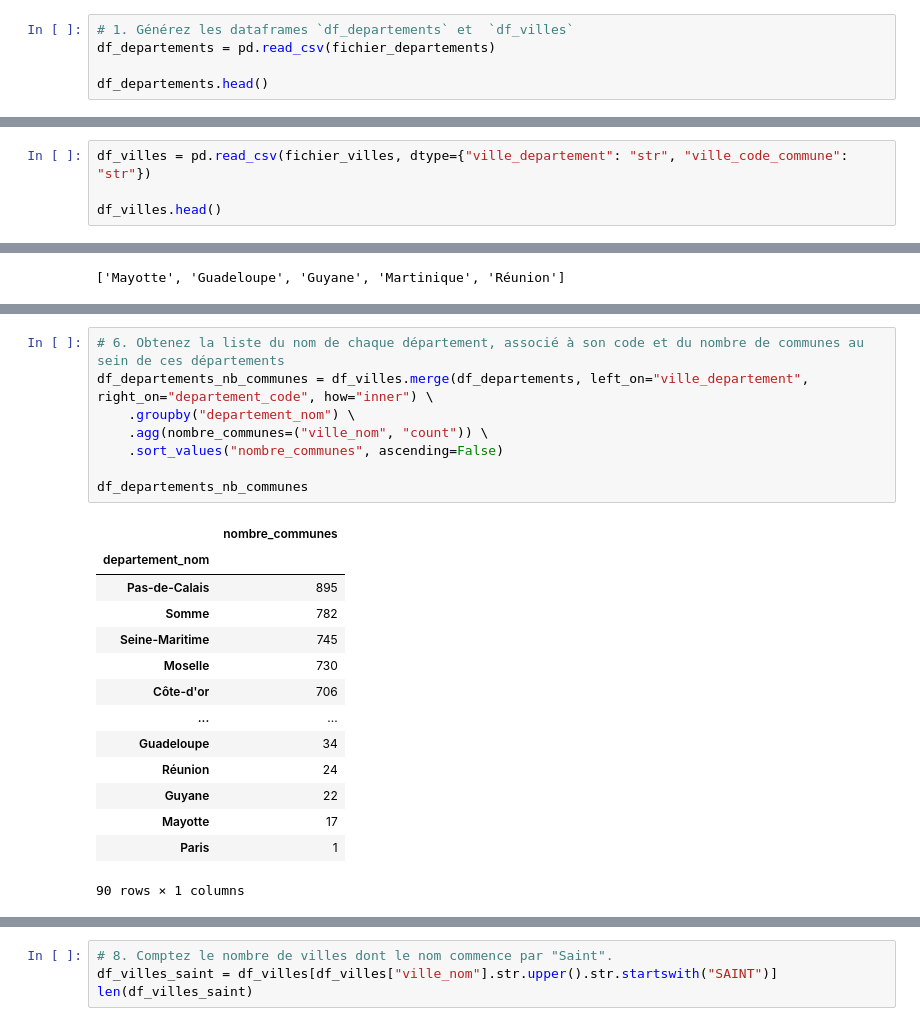
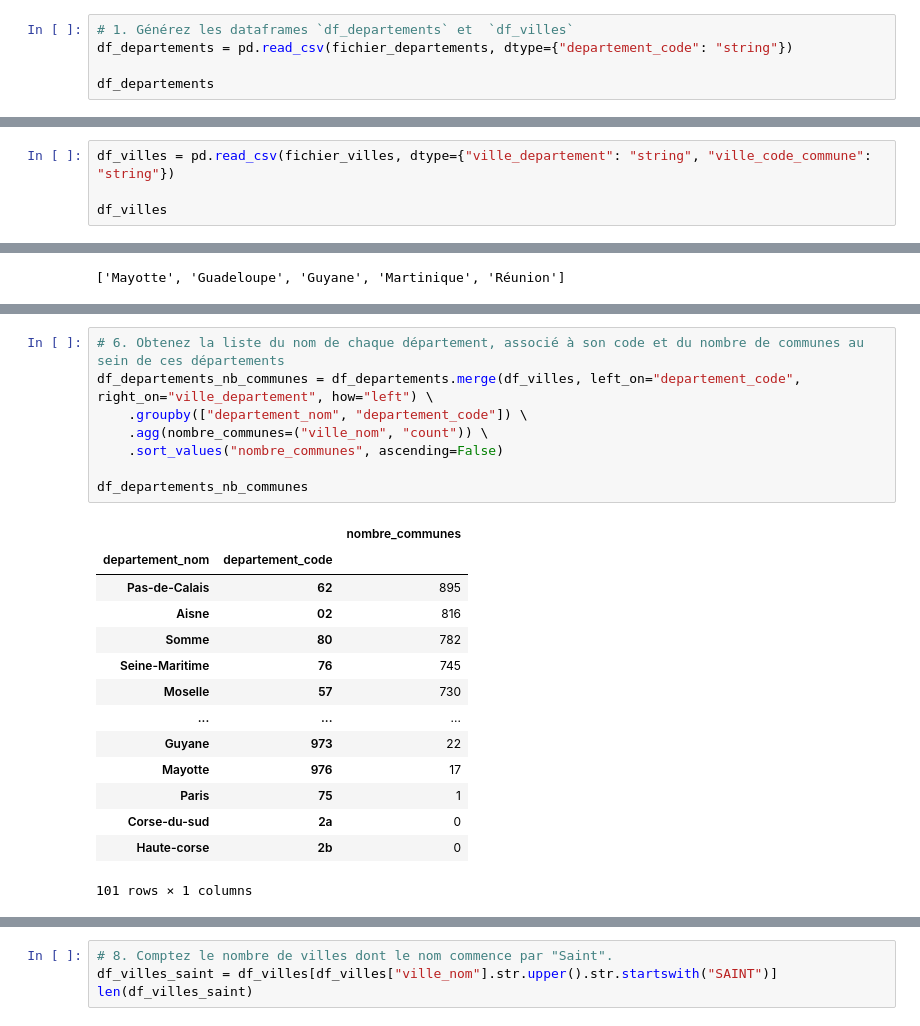
Before and after one commit to ZorroLeVrai/Python.Cours.PYT, a Jupyter notebook: Exercices/Corrections/Notebooks/ex_032.ipynb, the cells around one changed output, grey strips where cells are left out. Cells and saved outputs as stored; diff of their text form.

```diff
--- a/Exercices/Corrections/Notebooks/ex_032.ipynb
+++ b/Exercices/Corrections/Notebooks/ex_032.ipynb
@@ -12,9 +12,9 @@ fichier_departements = os.path.join(chemin_fichier, "departements.csv")
 fichier_villes = os.path.join(chemin_fichier, "villes.csv")
 # %%
 # 1. Générez les dataframes `df_departements` et  `df_villes`
-df_departements = pd.read_csv(fichier_departements)
+df_departements = pd.read_csv(fichier_departements, dtype={"departement_code": "string"})
 
-df_departements.head()
+df_departements
 # %% [output]
 |  | departement_id | departement_code | departement_nom | departement_nom_uppercase | departement_slug |
 | 0 | 1 | 01 | Ain | AIN | ain |
@@ -25,6 +32,6 @@ df_departements.head()
 # %%
-df_villes = pd.read_csv(fichier_villes, dtype={"ville_departement": "str", "ville_code_commune": "str"})
+df_villes = pd.read_csv(fichier_villes, dtype={"ville_departement": "string", "ville_code_commune": "string"})
 
-df_villes.head()
+df_villes
 # %% [output]
 |  | ville_id | ville_departement | ville_nom | ville_nom_simple | ville_nom_reel | ville_code_postal | ... |
@@ -134,27 +148,27 @@ df_villes_plus_peuplees
 | 22745 | LILLE | Nord | 225800 |
 # %%
 # 6. Obtenez la liste du nom de chaque département, associé à son code et du nombre de communes au sein de ces départements
-df_departements_nb_communes = df_villes.merge(df_departements, left_on="ville_departement", right_on="departement_code", how="inner") \
-    .groupby("departement_nom") \
+df_departements_nb_communes = df_departements.merge(df_villes, left_on="departement_code", right_on="ville_departement", how="left") \
+    .groupby(["departement_nom", "departement_code"]) \
     .agg(nombre_communes=("ville_nom", "count")) \
     .sort_values("nombre_communes", ascending=False)
 
 df_departements_nb_communes
 # %% [output]
-|  | nombre_communes |
-| departement_nom |  |
-| Pas-de-Calais | 895 |
-| Somme | 782 |
-| Seine-Maritime | 745 |
-| Moselle | 730 |
-| Côte-d'or | 706 |
-| ... | ... |
-| Guadeloupe | 34 |
-| Réunion | 24 |
-| Guyane | 22 |
-| Mayotte | 17 |
-| Paris | 1 |
+|  |  | nombre_communes |
+| departement_nom | departement_code |  |
+| Pas-de-Calais | 62 | 895 |
+| Aisne | 02 | 816 |
+| Somme | 80 | 782 |
+| Seine-Maritime | 76 | 745 |
+| Moselle | 57 | 730 |
+| ... | ... | ... |
+| Guyane | 973 | 22 |
+| Mayotte | 976 | 17 |
+| Paris | 75 | 1 |
+| Corse-du-sud | 2a | 0 |
+| Haute-corse | 2b | 0 |
-90 rows × 1 columns
+101 rows × 1 columns
 # %%
 # 7. Obtenir la liste des 10 plus grands départements, en terme de superficie
 df_departements_nb_communes = df_villes.merge(df_departements, left_on="ville_departement", right_on="departement_code", how="inner") \
```
Also changed, not shown: parts of 10 cells of this notebook, 4 other files.
